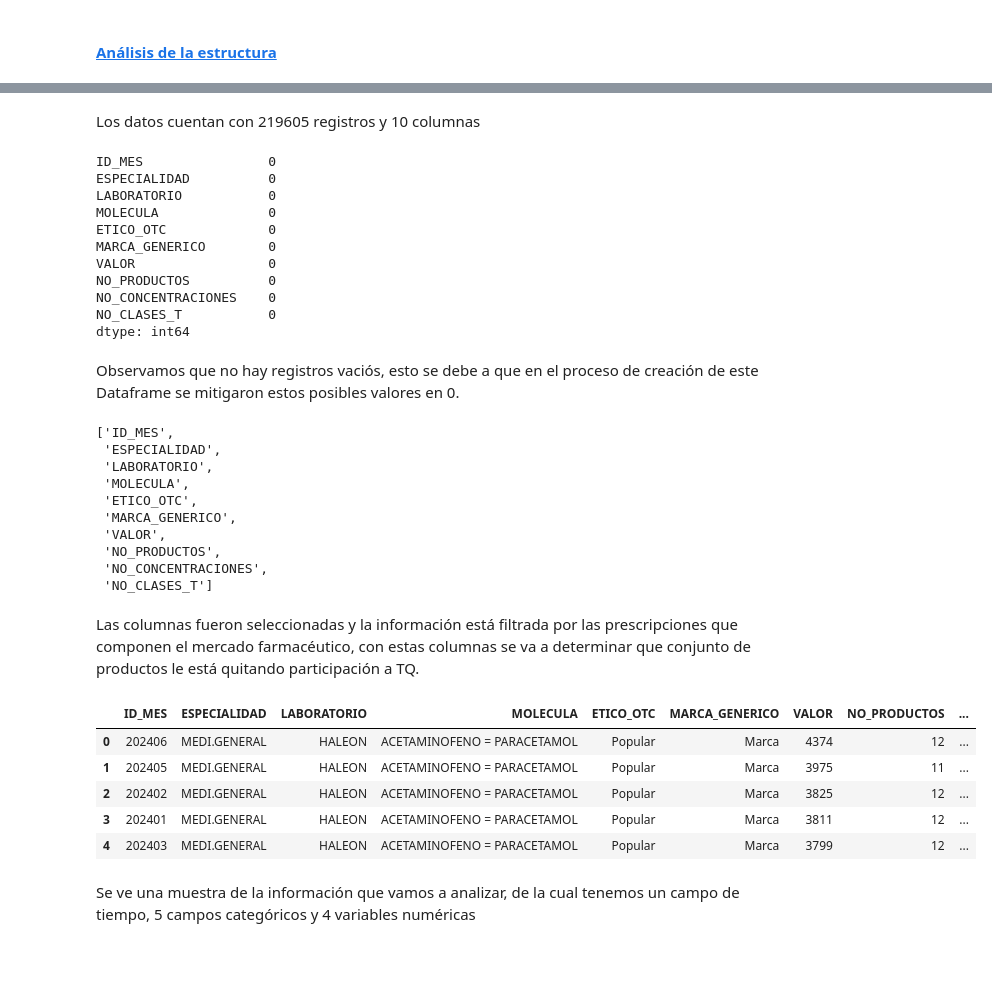
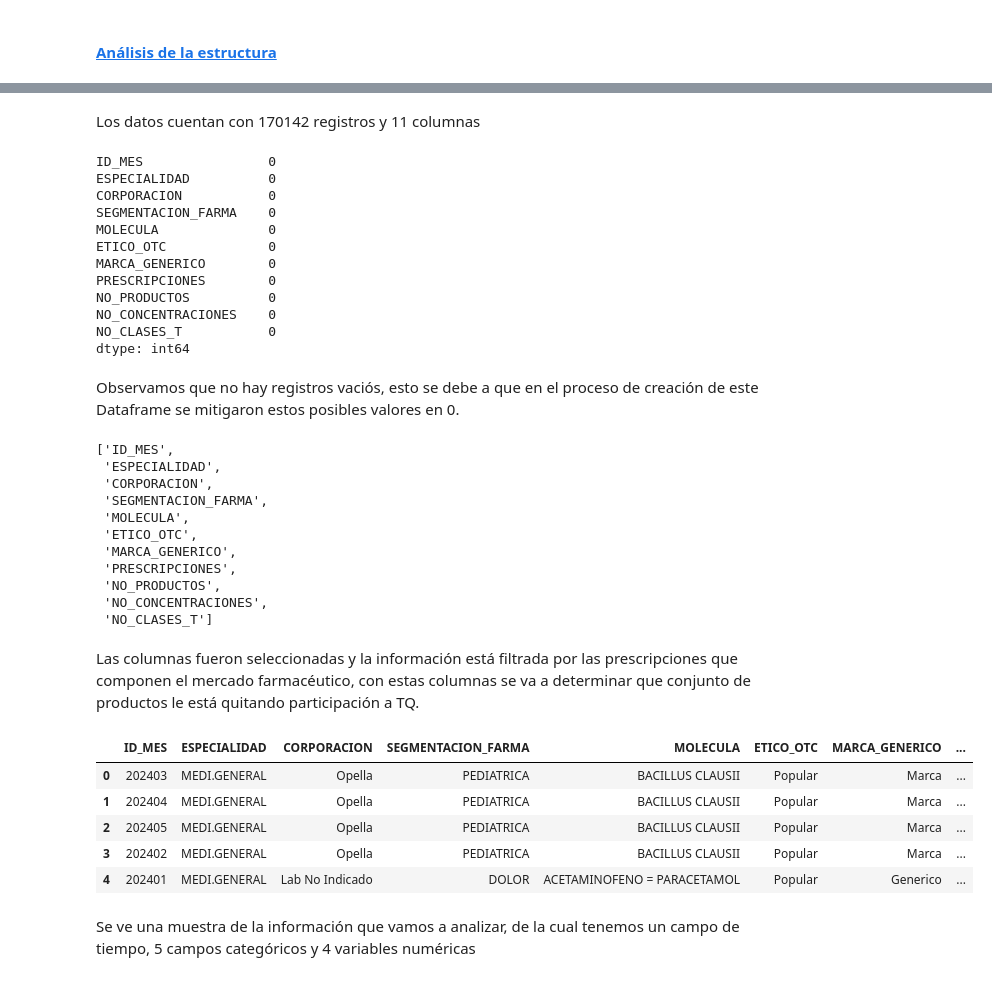
Before and after one commit to ngarciap/AnalisisExploratorioDeDatos, a Jupyter notebook: Preparación_de_Datos.ipynb, the cells around one changed output, grey strips where cells are left out. Saved outputs shown, nothing was run; the diff lists cells and outputs as text; code cells hidden in the pictures.

Commit message:
Analisis sobre los datos

```diff
--- a/Preparación_de_Datos.ipynb
+++ b/Preparación_de_Datos.ipynb
@@ -131,7 +135,7 @@ del meses, df_especialidades, col_descriptivas, col_meses, df_producto_completo
 # %%
 # Se agrupa la información para tener un Dataframe multivariable del cual se pueda realizar un análisis estadístico
 df_prescripciones = (
-    df_prescripciones.groupby(['PERIODO','ESP_DESC', 'LAB_DESC', 'MOL_DESC', 'ETICO_POPULAR','MARCA_GENERICO'])
+    df_prescripciones.groupby(['PERIODO','ESP_DESC', 'NOM_CORP_TQ', 'SEGMENTACION_FARMA','MOL_DESC', 'ETICO_POPULAR','MARCA_GENERICO'])
     .agg(VALOR=('VALOR', 'sum'),
          NO_PRODUCTOS=('PRO_ID', 'nunique'),
          NO_CONCENTRACIONES=('CON_ID', 'nunique'),
@@ -140,7 +144,8 @@ df_prescripciones = (
     .reset_index()
     .rename(columns={'PERIODO': 'ID_MES',
                      'ESP_DESC': 'ESPECIALIDAD',
-                     'LAB_DESC': 'LABORATORIO',
+                     'NOM_CORP_TQ': 'CORPORACION',
                      'MOL_DESC': 'MOLECULA',
-                     'ETICO_POPULAR': 'ETICO_OTC'})
+                     'ETICO_POPULAR': 'ETICO_OTC',
+                     'VALOR': 'PRESCRIPCIONES'})
 )
@@ -146,0 +154,16 @@ df_prescripciones = (
+# %%
+# Calcular las Segmentaciones que representan el 80 % del mercado farmacéutico
+
+df_temp = df_prescripciones.groupby('SEGMENTACION_FARMA')['PRESCRIPCIONES'].sum().reset_index()
+df_temp['PESO'] = df_temp['PRESCRIPCIONES'] / df_temp['PRESCRIPCIONES'].sum()
+df_temp = df_temp.sort_values(by='PESO', ascending=False)
+df_temp['PESO_ACUM'] = df_temp['PESO'].cumsum()
+
+segmentaciones_80 = df_temp[df_temp['PESO_ACUM'] <= 0.8]['SEGMENTACION_FARMA']
+
+# Se saca en un Dataframe nuevo los mercados mas representativos de la muestra
+df_final_rx = df_prescripciones[df_prescripciones['SEGMENTACION_FARMA'].isin(segmentaciones_80)]
+
+# Se muestra el Dataframe filtrado
+print(df_temp)
+del df_temp, segmentaciones_80
@@ -153,15 +193,16 @@ df_prescripciones.shape
 # %% [markdown]
-Los datos cuentan con 219605 registros y 10 columnas
+Los datos cuentan con 170142 registros y 11 columnas
 # %%
-df_prescripciones.isna().sum()
+df_final_rx.isna().sum()
 # %% [output]
 ID_MES                0
 ESPECIALIDAD          0
-LABORATORIO           0
+CORPORACION           0
+SEGMENTACION_FARMA    0
 MOLECULA              0
 ETICO_OTC             0
 MARCA_GENERICO        0
-VALOR                 0
+PRESCRIPCIONES        0
 NO_PRODUCTOS          0
 NO_CONCENTRACIONES    0
 NO_CLASES_T           0
@@ -169,29 +210,30 @@ dtype: int64
 # %% [markdown]
 Observamos que no hay registros vaciós, esto se debe a que en el proceso de creación de este Dataframe se mitigaron estos posibles valores en 0.
 # %%
-list(df_prescripciones.columns)
+list(df_final_rx.columns)
 # %% [output]
 ['ID_MES',
  'ESPECIALIDAD',
- 'LABORATORIO',
+ 'CORPORACION',
+ 'SEGMENTACION_FARMA',
  'MOLECULA',
  'ETICO_OTC',
  'MARCA_GENERICO',
- 'VALOR',
+ 'PRESCRIPCIONES',
  'NO_PRODUCTOS',
  'NO_CONCENTRACIONES',
  'NO_CLASES_T']
 # %% [markdown]
 Las columnas fueron seleccionadas y la información está filtrada por las prescripciones que componen el mercado farmacéutico, con estas columnas se va a determinar que conjunto de productos le está quitando participación a TQ.
 # %%
-df_prescripciones.head()
+df_final_rx.head()
 # %% [output]
-|  | ID_MES | ESPECIALIDAD | LABORATORIO | MOLECULA | ETICO_OTC | MARCA_GENERICO | VALOR | NO_PRODUCTOS | ... |
-| 0 | 202406 | MEDI.GENERAL | HALEON | ACETAMINOFENO = PARACETAMOL | Popular | Marca | 4374 | 12 | ... |
-| 1 | 202405 | MEDI.GENERAL | HALEON | ACETAMINOFENO = PARACETAMOL | Popular | Marca | 3975 | 11 | ... |
-| 2 | 202402 | MEDI.GENERAL | HALEON | ACETAMINOFENO = PARACETAMOL | Popular | Marca | 3825 | 12 | ... |
-| 3 | 202401 | MEDI.GENERAL | HALEON | ACETAMINOFENO = PARACETAMOL | Popular | Marca | 3811 | 12 | ... |
-| 4 | 202403 | MEDI.GENERAL | HALEON | ACETAMINOFENO = PARACETAMOL | Popular | Marca | 3799 | 12 | ... |
+|  | ID_MES | ESPECIALIDAD | CORPORACION | SEGMENTACION_FARMA | MOLECULA | ETICO_OTC | MARCA_GENERICO | ... |
+| 0 | 202403 | MEDI.GENERAL | Opella | PEDIATRICA | BACILLUS CLAUSII | Popular | Marca | ... |
+| 1 | 202404 | MEDI.GENERAL | Opella | PEDIATRICA | BACILLUS CLAUSII | Popular | Marca | ... |
+| 2 | 202405 | MEDI.GENERAL | Opella | PEDIATRICA | BACILLUS CLAUSII | Popular | Marca | ... |
+| 3 | 202402 | MEDI.GENERAL | Opella | PEDIATRICA | BACILLUS CLAUSII | Popular | Marca | ... |
+| 4 | 202401 | MEDI.GENERAL | Lab No Indicado | DOLOR | ACETAMINOFENO = PARACETAMOL | Popular | Generico | ... |
 # %% [markdown]
 Se ve una muestra de la información que vamos a analizar, de la cual tenemos un campo de tiempo, 5 campos categóricos y 4 variables numéricas
 # %% [markdown]
```
Also changed, not shown: parts of 24 cells of this notebook.
